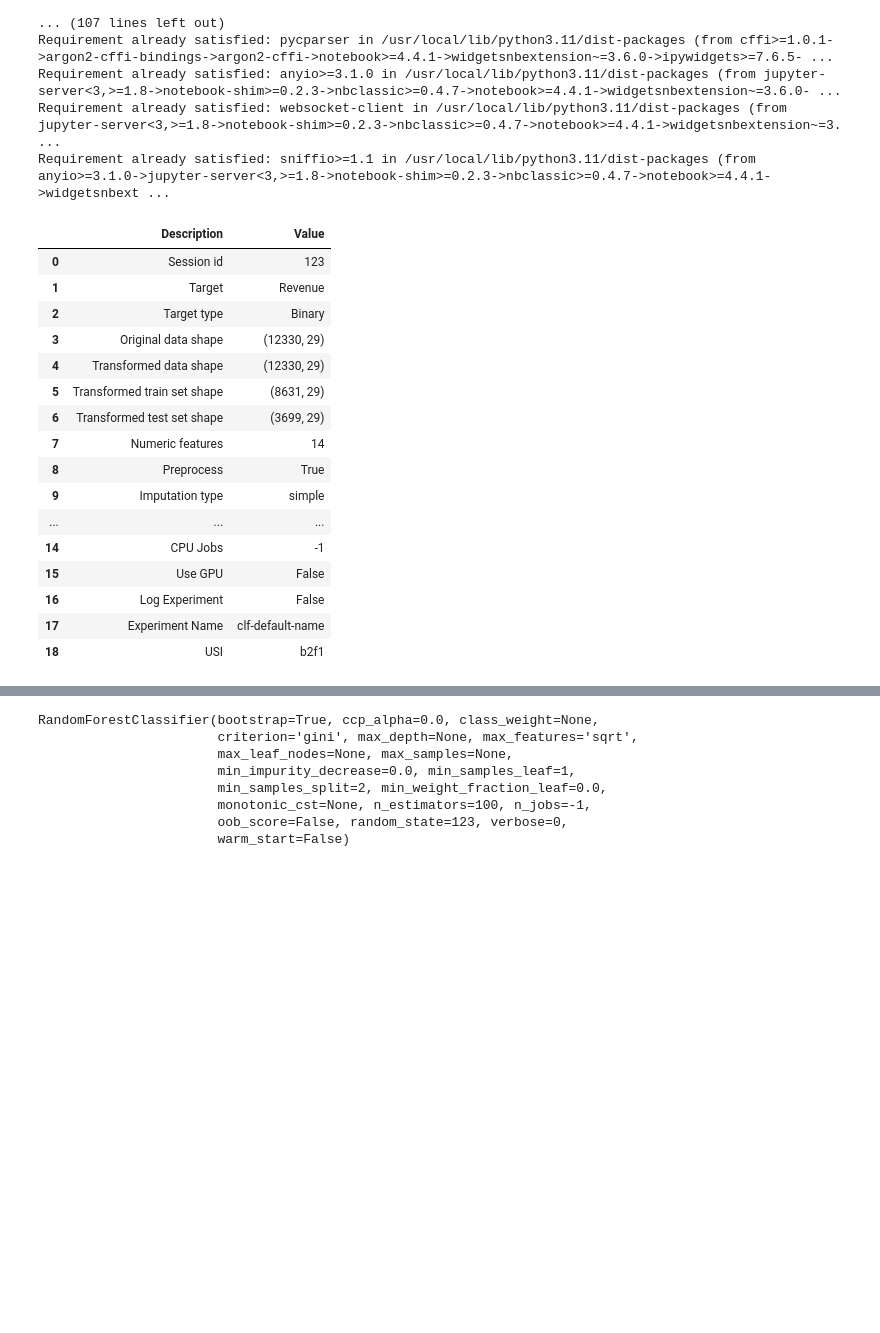
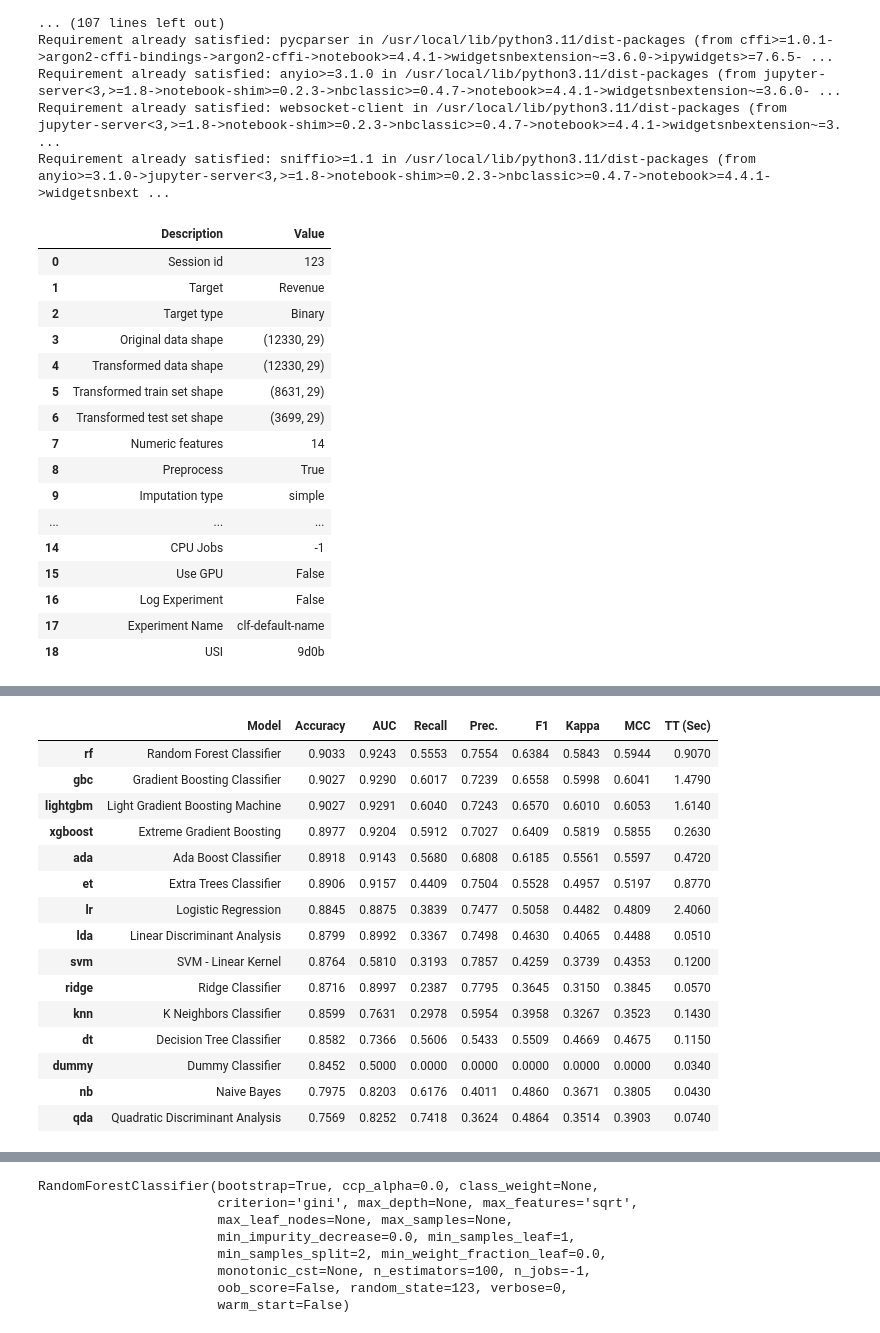
Before and after one commit to nguyenna162/DAProjectG1, a Jupyter notebook: PredictiveModel.ipynb, the cells around one changed output, grey strips where cells are left out. Cells and saved outputs as stored; diff of their text form; code cells hidden in the pictures; blank space fills up the shorter version.

```diff
--- a/PredictiveModel.ipynb
+++ b/PredictiveModel.ipynb
@@ -153,21 +155,22 @@ df = X.copy()
 df['Revenue'] = y
 # %%
 model_setup = setup(data=df, target='Revenue', session_id=123,fold=10)
+best_model = compare_models()
 # %% [output]
 |  | Description | Value |
 | 0 | Session id | 123 |
 | 1 | Target | Revenue |
 | 2 | Target type | Binary |
 | 3 | Original data shape | (12330, 29) |
 | 4 | Transformed data shape | (12330, 29) |
 | 5 | Transformed train set shape | (8631, 29) |
 | 6 | Transformed test set shape | (3699, 29) |
 | 7 | Numeric features | 14 |
 | 8 | Preprocess | True |
 | 9 | Imputation type | simple |
 | ... | ... | ... |
 | 14 | CPU Jobs | -1 |
 | 15 | Use GPU | False |
 | 16 | Log Experiment | False |
 | 17 | Experiment Name | clf-default-name |
-| 18 | USI | b2f1 |
+| 18 | USI | 9d0b |
@@ -173,0 +178,16 @@ model_setup = setup(data=df, target='Revenue', session_id=123,fold=10)
+|  | Model | Accuracy | AUC | Recall | Prec. | F1 | Kappa | MCC | TT (Sec) |
+| rf | Random Forest Classifier | 0.9033 | 0.9243 | 0.5553 | 0.7554 | 0.6384 | 0.5843 | 0.5944 | 0.9070 |
+| gbc | Gradient Boosting Classifier | 0.9027 | 0.9290 | 0.6017 | 0.7239 | 0.6558 | 0.5998 | 0.6041 | 1.4790 |
+| lightgbm | Light Gradient Boosting Machine | 0.9027 | 0.9291 | 0.6040 | 0.7243 | 0.6570 | 0.6010 | 0.6053 | 1.6140 |
+| xgboost | Extreme Gradient Boosting | 0.8977 | 0.9204 | 0.5912 | 0.7027 | 0.6409 | 0.5819 | 0.5855 | 0.2630 |
+| ada | Ada Boost Classifier | 0.8918 | 0.9143 | 0.5680 | 0.6808 | 0.6185 | 0.5561 | 0.5597 | 0.4720 |
+| et | Extra Trees Classifier | 0.8906 | 0.9157 | 0.4409 | 0.7504 | 0.5528 | 0.4957 | 0.5197 | 0.8770 |
+| lr | Logistic Regression | 0.8845 | 0.8875 | 0.3839 | 0.7477 | 0.5058 | 0.4482 | 0.4809 | 2.4060 |
+| lda | Linear Discriminant Analysis | 0.8799 | 0.8992 | 0.3367 | 0.7498 | 0.4630 | 0.4065 | 0.4488 | 0.0510 |
+| svm | SVM - Linear Kernel | 0.8764 | 0.5810 | 0.3193 | 0.7857 | 0.4259 | 0.3739 | 0.4353 | 0.1200 |
+| ridge | Ridge Classifier | 0.8716 | 0.8997 | 0.2387 | 0.7795 | 0.3645 | 0.3150 | 0.3845 | 0.0570 |
+| knn | K Neighbors Classifier | 0.8599 | 0.7631 | 0.2978 | 0.5954 | 0.3958 | 0.3267 | 0.3523 | 0.1430 |
+| dt | Decision Tree Classifier | 0.8582 | 0.7366 | 0.5606 | 0.5433 | 0.5509 | 0.4669 | 0.4675 | 0.1150 |
+| dummy | Dummy Classifier | 0.8452 | 0.5000 | 0.0000 | 0.0000 | 0.0000 | 0.0000 | 0.0000 | 0.0340 |
+| nb | Naive Bayes | 0.7975 | 0.8203 | 0.6176 | 0.4011 | 0.4860 | 0.3671 | 0.3805 | 0.0430 |
+| qda | Quadratic Discriminant Analysis | 0.7569 | 0.8252 | 0.7418 | 0.3624 | 0.4864 | 0.3514 | 0.3903 | 0.0740 |
```
Also changed, not shown: parts of 14 cells of this notebook.
